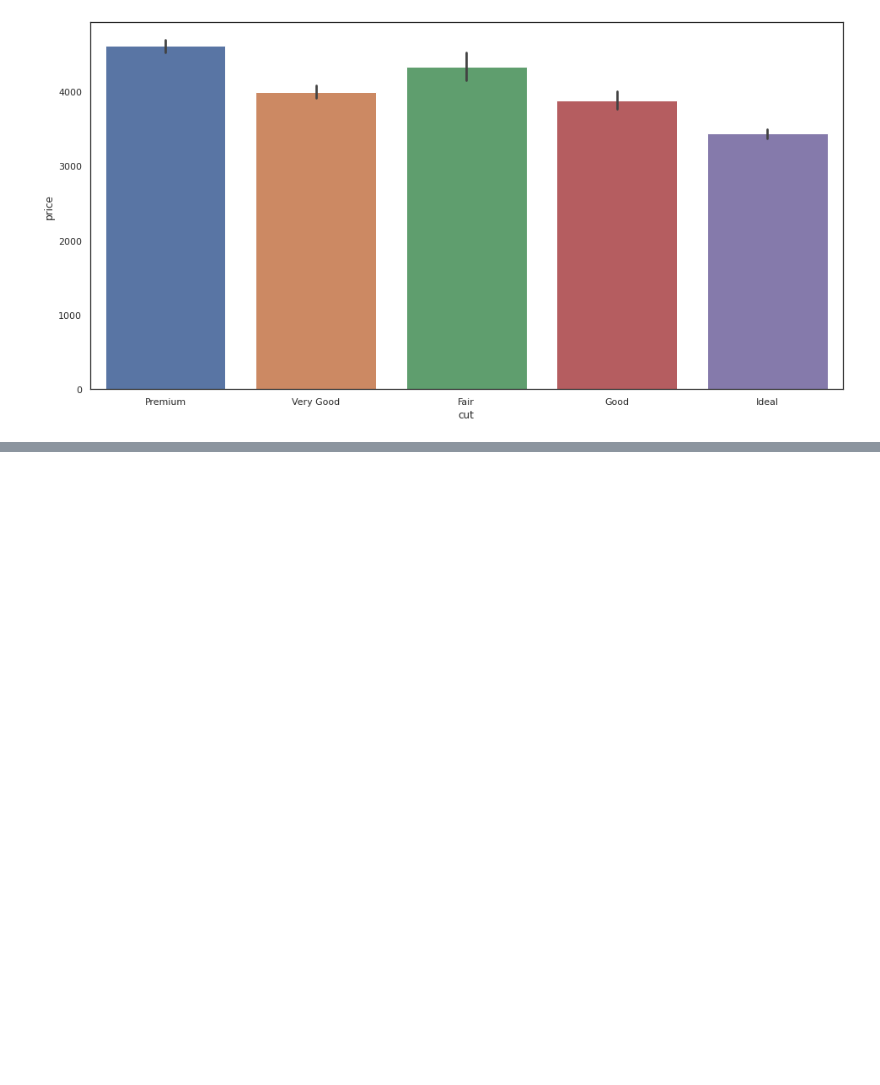
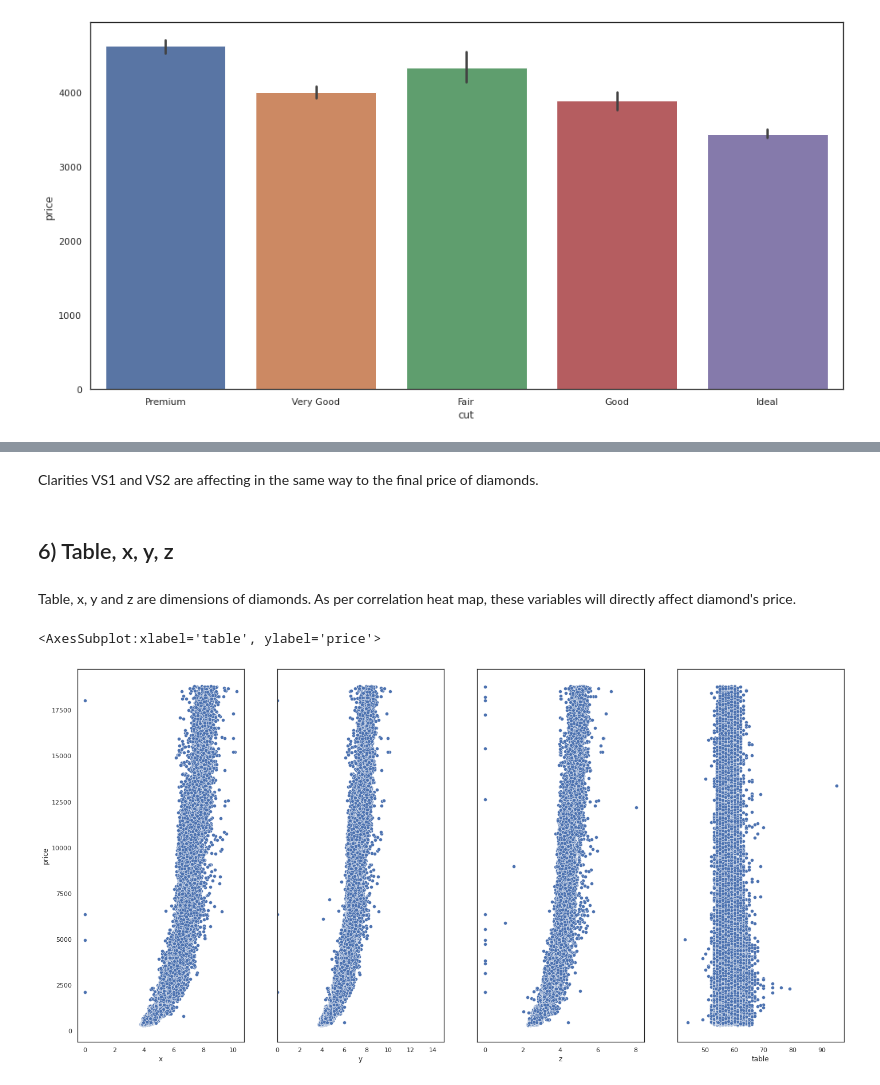
Before and after one commit to EloyGomez-bd/Diamonds-Dataset-Exploration, a Jupyter notebook: notebooks/data_analysis_report.ipynb, the cells around one changed output, grey strips where cells are left out. Cells and saved outputs as stored; diff of their text form; code cells hidden in the pictures; blank space fills up the shorter version.

```diff
--- a/notebooks/data_analysis_report.ipynb
+++ b/notebooks/data_analysis_report.ipynb
@@ -162,0 +170,16 @@ ax = sns.boxplot(x='cut', y='carat', data=df)
+# %% [markdown]
+Clarities VS1 and VS2 are affecting in the same way to the final price of diamonds.
+# %% [markdown]
+## 6) Table, x, y, z
+# %% [markdown]
+Table, x, y and z are dimensions of diamonds. As per correlation heat map, these variables will directly affect diamond's price.
+# %%
+fig, ax = plt.subplots(nrows=1, ncols=4, sharey=True, figsize=(24,12))
+sns.scatterplot(ax=ax[0], x='x', y='price', data=df)
+sns.scatterplot(ax=ax[1], x='y', y='price', data=df)
+ax[1].set_xlim(0,15)
+sns.scatterplot(ax=ax[2], x='z', y='price', data=df)
+sns.scatterplot(ax=ax[3], x='table', y='price', data=df)
+# %% [output]
+<AxesSubplot:xlabel='table', ylabel='price'>
+[figure, added]
```
Also changed, not shown: parts of 15 cells of this notebook.
